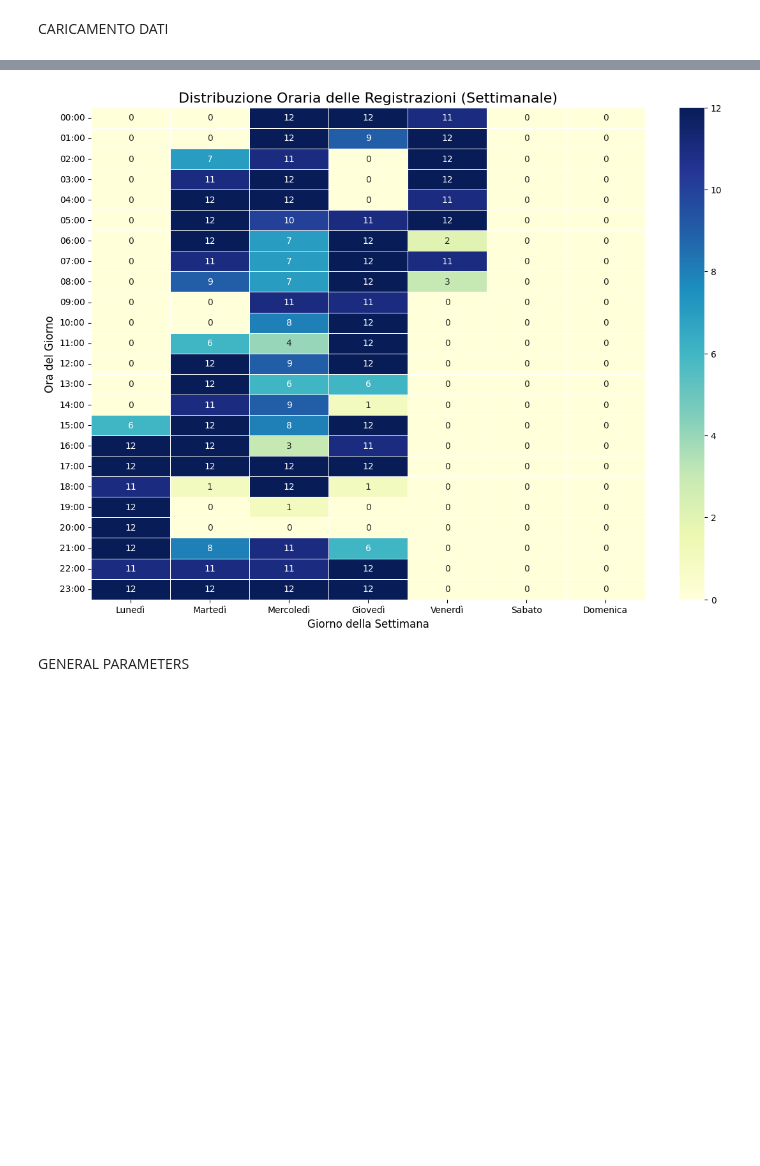
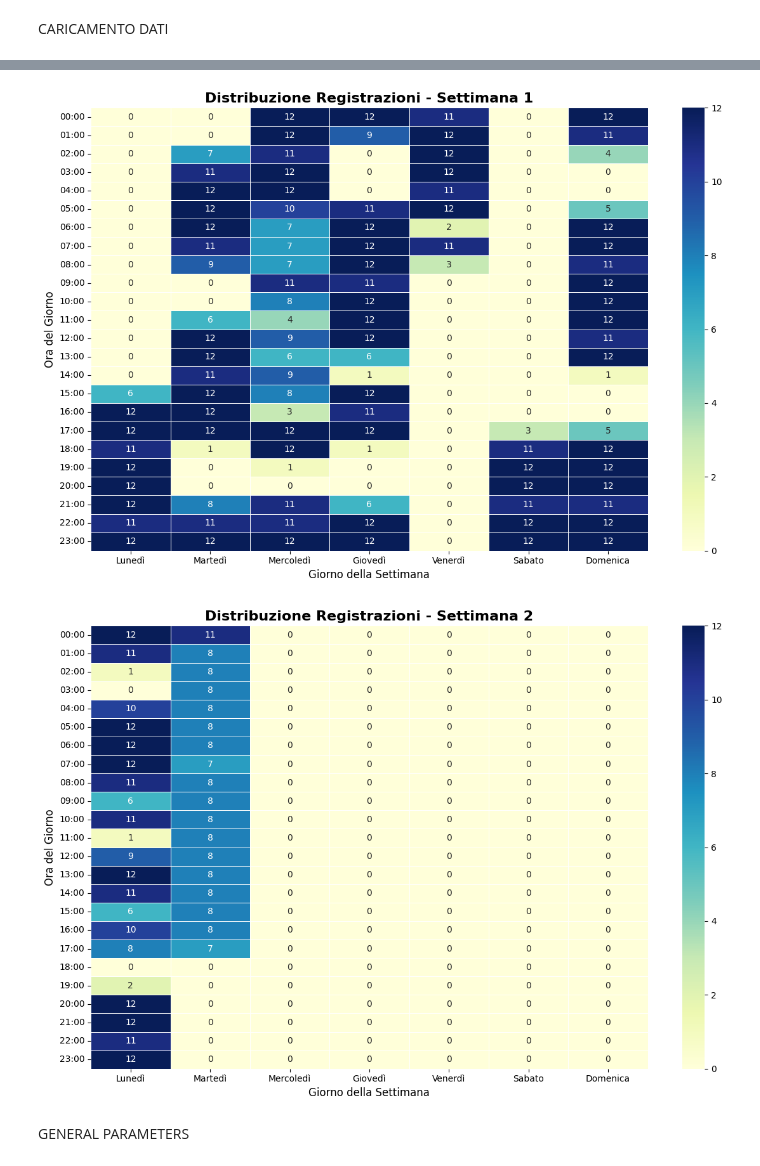
Before and after one commit to christiancioffi/AnalisiAudio, a Jupyter notebook: analisi_esplorativa.ipynb, the cells around one changed output, grey strips where cells are left out. Drawn from its saved outputs; the diff is of its cells as text; code cells hidden in the pictures; blank space fills up the shorter version.

```diff
--- a/analisi_esplorativa.ipynb
+++ b/analisi_esplorativa.ipynb
@@ -61,48 +64,71 @@ None
 # %%
+import pandas as pd
+import matplotlib.pyplot as plt
+import seaborn as sns
+import os # Utile se vuoi salvare le immagini automaticamente
+
 def plot_registration_scheduling(audio_df):
-    # 1. Copia del DataFrame
-    audiofiles_df_vis = audio_df.copy()
+    # 1. Copia e preparazione dati
+    df = audio_df.copy()
 
-    # 2. Traduzione e Formattazione
+    # Assicuriamoci che sia datetime
+    df['timestamp'] = pd.to_datetime(df['timestamp'])
+
+    # 2. Calcolo della "Settimana Relativa"
+    start_date = df['timestamp'].min() - pd.to_timedelta(df['timestamp'].min().dayofweek, unit='D')
+    start_date = start_date.replace(hour=0, minute=0, second=0, microsecond=0)
+
+    df['week_num'] = ((df['timestamp'] - start_date).dt.days // 7) + 1
+    df['week_label'] = "Settimana " + df['week_num'].astype(str)
+
+    # 3. Traduzione e Formattazione
     traduzione_giorni = {
         'Monday': 'Lunedì', 'Tuesday': 'Martedì', 'Wednesday': 'Mercoledì',
         'Thursday': 'Giovedì', 'Friday': 'Venerdì', 'Saturday': 'Sabato', 'Sunday': 'Domenica'
     }
 
-    audiofiles_df_vis['day_name'] = audiofiles_df_vis['timestamp'].dt.day_name().map(traduzione_giorni)
+    df['day_name'] = df['timestamp'].dt.day_name().map(traduzione_giorni)
+    df['hour_label'] = df['timestamp'].dt.hour.astype(str).str.zfill(2) + ":00"
 
-    # Creiamo l'etichetta dell'ora nel formato "HH:00"
-    # Usiamo zfill(2) per avere "08:00" invece di "8:00"
-    audiofiles_df_vis['hour_label'] = audiofiles_df_vis['timestamp'].dt.hour.astype(str).str.zfill(2) + ":00"
-
-    # Ordine dei giorni e delle ore per gli assi
+    # Ordinamento assi
     giorni_it = ['Lunedì', 'Martedì', 'Mercoledì', 'Giovedì', 'Venerdì', 'Sabato', 'Domenica']
-    # Creiamo una lista ordinata di tutte le ore possibili per evitare disordine nell'asse Y
     ore_ordinate = [f"{str(i).zfill(2)}:00" for i in range(24)]
 
-    # 3. Creazione della matrice Pivot
-    pivot_vis = audiofiles_df_vis.pivot_table(index='hour_label',
-                                columns='day_name',
-                                values='filename',
-                                aggfunc='count')
+    # Otteniamo la lista delle settimane uniche ordinate cronologicamente
+    settimane_presenti = sorted(df['week_label'].unique(), key=lambda x: int(x.split()[1]))
 
-    # Riordiniamo colonne (giorni) e righe (ore) e riempiamo i vuoti con 0
-    pivot_vis = pivot_vis.reindex(index=ore_ordinate, columns=giorni_it).fillna(0)
+    # 4. Ciclo per generare un'immagine per SETTIMANA
+    for settimana in settimane_presenti:
+        # Filtriamo il DataFrame solo per la settimana corrente
+        df_settimana = df[df['week_label'] == settimana]
 
-    # 4. Generazione del Grafico
-    plt.figure(figsize=(14, 10)) # Aumentata l'altezza per leggere meglio le ore
+        # Creiamo la pivot table specifica per questa settimana
+        pivot = df_settimana.pivot_table(index='hour_label',
+                                         columns='day_name',
+                                         values='filename',
+                                         aggfunc='count')
 
-    sns.heatmap(pivot_vis, annot=True, fmt='g', cmap="YlGnBu", linewidths=.5)
+        # Reindex per garantire la struttura completa 24x7
+        pivot = pivot.reindex(index=ore_ordinate, columns=giorni_it).fillna(0)
 
-    plt.title('Distribuzione Oraria delle Registrazioni (Settimanale)', fontsize=16)
-    plt.xlabel('Giorno della Settimana', fontsize=12)
-    plt.ylabel('Ora del Giorno', fontsize=12)
+        # --- Creazione della Figura Separata ---
+        plt.figure(figsize=(12, 8)) # Dimensione della singola immagine
 
-    plt.show()
+        sns.heatmap(pivot, annot=True, fmt='g', cmap="YlGnBu", cbar=True, linewidths=.5)
+
+        plt.title(f'Distribuzione Registrazioni - {settimana}', fontsize=16, weight='bold')
+        plt.xlabel('Giorno della Settimana', fontsize=12)
+        plt.ylabel('Ora del Giorno', fontsize=12)
+
+        plt.tight_layout()
+
+        plt.show()
+
 
 plot_registration_scheduling(audiofiles_df)
 # %% [output]
-[figure, old version]
+[figure, new version]
+[figure, added]
 # %% [markdown]
 GENERAL PARAMETERS
 # %%
```
Also changed, not shown: parts of 3 cells of this notebook, 2 other files.
